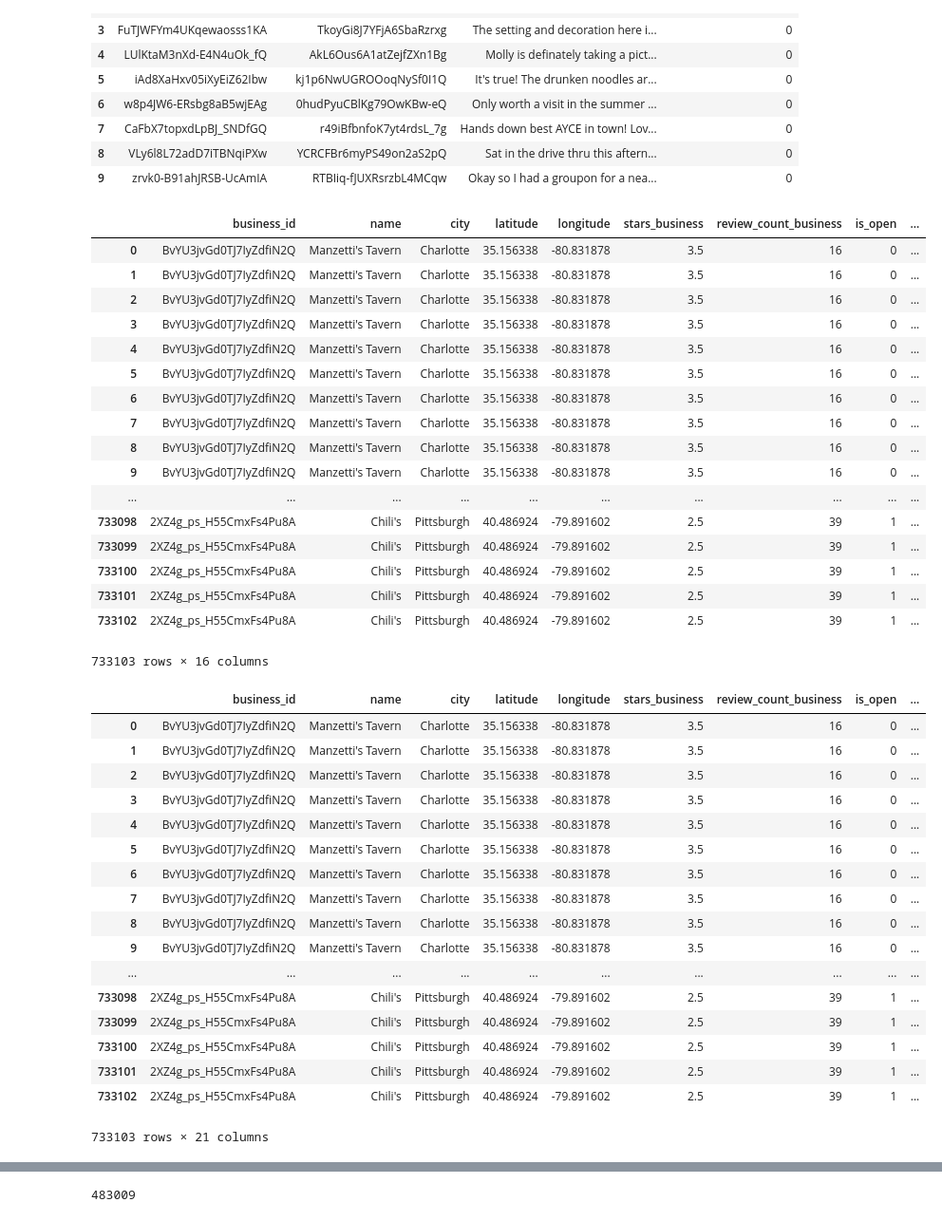
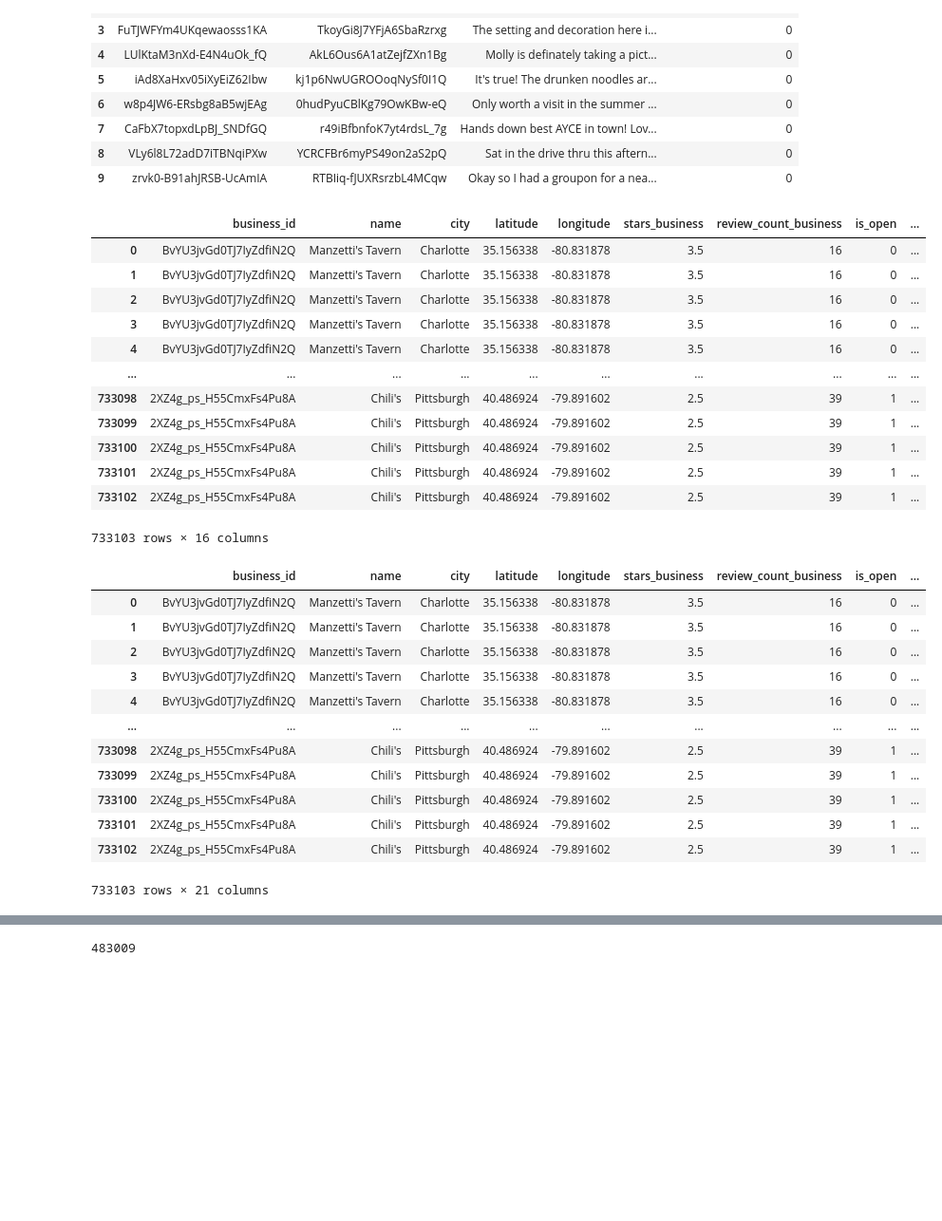
Before and after one commit to clarefrost/628-module-3, a Jupyter notebook: 628 module 3.ipynb, the cells around one changed output, grey strips where cells are left out. Shown at 95% size. Cells and saved outputs as stored; diff of their text form; code cells hidden in the pictures; blank space fills up the shorter version.

```diff
--- a/628 module 3.ipynb
+++ b/628 module 3.ipynb
@@ -164,20 +127,15 @@ tip_keep.head(10)
 | 8 | VLy6l8L72adD7iTBNqiPXw | YCRCFBr6myPS49on2aS2pQ | Sat in the drive thru this aftern... | 0 |
 | 9 | zrvk0-B91ahJRSB-UcAmIA | RTBIiq-fJUXRsrzbL4MCqw | Okay so I had a groupon for a nea... | 0 |
 # %%
-business_review=pd.merge(business_keep, reviews_keep, how='inner',on="business_id")
-business_review
+# business_review=pd.merge(business_keep, reviews_keep, how='inner',on="business_id")
+# business_review
 # %% [output]
 |  | business_id | name | city | latitude | longitude | stars_business | review_count_business | is_open | ... |
 | 0 | BvYU3jvGd0TJ7IyZdfiN2Q | Manzetti's Tavern | Charlotte | 35.156338 | -80.831878 | 3.5 | 16 | 0 | ... |
 | 1 | BvYU3jvGd0TJ7IyZdfiN2Q | Manzetti's Tavern | Charlotte | 35.156338 | -80.831878 | 3.5 | 16 | 0 | ... |
 | 2 | BvYU3jvGd0TJ7IyZdfiN2Q | Manzetti's Tavern | Charlotte | 35.156338 | -80.831878 | 3.5 | 16 | 0 | ... |
 | 3 | BvYU3jvGd0TJ7IyZdfiN2Q | Manzetti's Tavern | Charlotte | 35.156338 | -80.831878 | 3.5 | 16 | 0 | ... |
 | 4 | BvYU3jvGd0TJ7IyZdfiN2Q | Manzetti's Tavern | Charlotte | 35.156338 | -80.831878 | 3.5 | 16 | 0 | ... |
-| 5 | BvYU3jvGd0TJ7IyZdfiN2Q | Manzetti's Tavern | Charlotte | 35.156338 | -80.831878 | 3.5 | 16 | 0 | ... |
-| 6 | BvYU3jvGd0TJ7IyZdfiN2Q | Manzetti's Tavern | Charlotte | 35.156338 | -80.831878 | 3.5 | 16 | 0 | ... |
-| 7 | BvYU3jvGd0TJ7IyZdfiN2Q | Manzetti's Tavern | Charlotte | 35.156338 | -80.831878 | 3.5 | 16 | 0 | ... |
-| 8 | BvYU3jvGd0TJ7IyZdfiN2Q | Manzetti's Tavern | Charlotte | 35.156338 | -80.831878 | 3.5 | 16 | 0 | ... |
-| 9 | BvYU3jvGd0TJ7IyZdfiN2Q | Manzetti's Tavern | Charlotte | 35.156338 | -80.831878 | 3.5 | 16 | 0 | ... |
 | ... | ... | ... | ... | ... | ... | ... | ... | ... | ... |
 | 733098 | 2XZ4g_ps_H55CmxFs4Pu8A | Chili's | Pittsburgh | 40.486924 | -79.891602 | 2.5 | 39 | 1 | ... |
 | 733099 | 2XZ4g_ps_H55CmxFs4Pu8A | Chili's | Pittsburgh | 40.486924 | -79.891602 | 2.5 | 39 | 1 | ... |
@@ -190,8 +148,8 @@ business_review
 #business_review_tip=pd.merge(business_review, tip_keep, how='outer',on=["business_id","user_id"])
 #business_review_tip
 # %%
-business_review_user=pd.merge(business_review, user_keep, how='left',on="user_id")
-business_review_user
+# business_review_user=pd.merge(business_review, user_keep, how='left',on="user_id")
+# business_review_user
 # %% [output]
 |  | business_id | name | city | latitude | longitude | stars_business | review_count_business | is_open | ... |
 | 0 | BvYU3jvGd0TJ7IyZdfiN2Q | Manzetti's Tavern | Charlotte | 35.156338 | -80.831878 | 3.5 | 16 | 0 | ... |
@@ -199,11 +157,6 @@ business_review_user
 | 2 | BvYU3jvGd0TJ7IyZdfiN2Q | Manzetti's Tavern | Charlotte | 35.156338 | -80.831878 | 3.5 | 16 | 0 | ... |
 | 3 | BvYU3jvGd0TJ7IyZdfiN2Q | Manzetti's Tavern | Charlotte | 35.156338 | -80.831878 | 3.5 | 16 | 0 | ... |
 | 4 | BvYU3jvGd0TJ7IyZdfiN2Q | Manzetti's Tavern | Charlotte | 35.156338 | -80.831878 | 3.5 | 16 | 0 | ... |
-| 5 | BvYU3jvGd0TJ7IyZdfiN2Q | Manzetti's Tavern | Charlotte | 35.156338 | -80.831878 | 3.5 | 16 | 0 | ... |
-| 6 | BvYU3jvGd0TJ7IyZdfiN2Q | Manzetti's Tavern | Charlotte | 35.156338 | -80.831878 | 3.5 | 16 | 0 | ... |
-| 7 | BvYU3jvGd0TJ7IyZdfiN2Q | Manzetti's Tavern | Charlotte | 35.156338 | -80.831878 | 3.5 | 16 | 0 | ... |
-| 8 | BvYU3jvGd0TJ7IyZdfiN2Q | Manzetti's Tavern | Charlotte | 35.156338 | -80.831878 | 3.5 | 16 | 0 | ... |
-| 9 | BvYU3jvGd0TJ7IyZdfiN2Q | Manzetti's Tavern | Charlotte | 35.156338 | -80.831878 | 3.5 | 16 | 0 | ... |
 | ... | ... | ... | ... | ... | ... | ... | ... | ... | ... |
 | 733098 | 2XZ4g_ps_H55CmxFs4Pu8A | Chili's | Pittsburgh | 40.486924 | -79.891602 | 2.5 | 39 | 1 | ... |
 | 733099 | 2XZ4g_ps_H55CmxFs4Pu8A | Chili's | Pittsburgh | 40.486924 | -79.891602 | 2.5 | 39 | 1 | ... |
```
Also changed, not shown: parts of 42 cells of this notebook, 1 other file.
